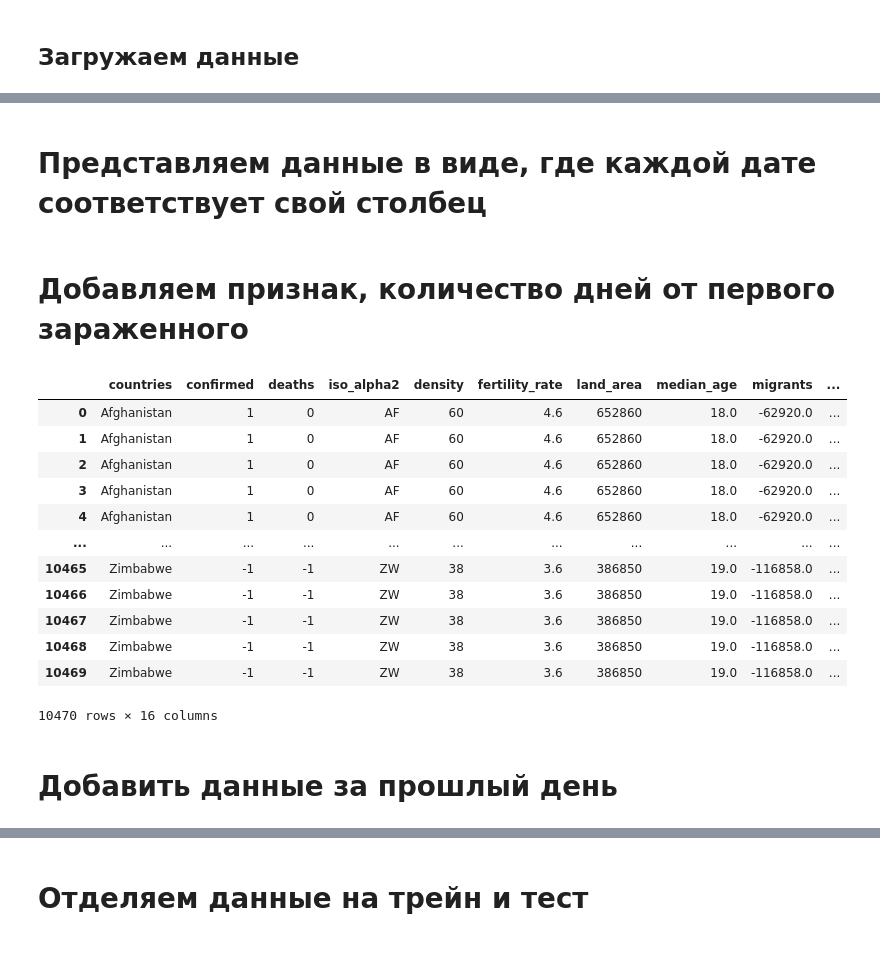
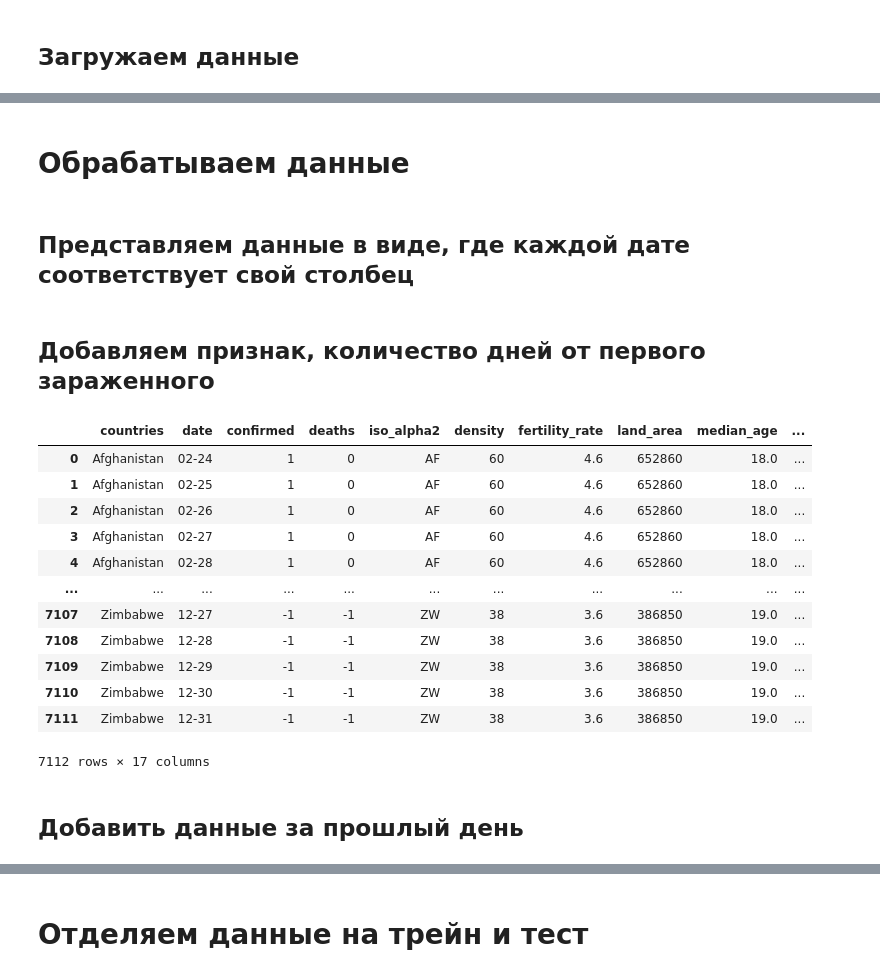
Before and after one commit to vlomme/sberbank-covid19-forecast-2020, a Jupyter notebook: covid_simple.ipynb, the cells around one changed output, grey strips where cells are left out. Saved outputs shown, nothing was run; the diff lists cells and outputs as text; code cells hidden in the pictures.

```diff
--- a/covid_simple.ipynb
+++ b/covid_simple.ipynb
@@ -49,6 +47,7 @@ Unpacking objects: 100% (14/14), done.
 countries = pd.read_csv("/content/sberbank-covid19-forecast-2020/countries.csv")
 countries.drop(['iso_alpha3','iso_numeric','official_name','name'], axis='columns',inplace=True)
 countries.loc[109,"iso_alpha2"] = "NAM"
+
 
 #Загрузить список стран c датами
 data_ans = pd.read_csv("/content/sberbank-covid19-forecast-2020/sample_submission_GcA3UZa.csv").iloc[:,:-1]
@@ -57,6 +56,7 @@ data_ans = data_ans.merge(countries, how = 'left', left_on='country', right_on='
 data_ans = data_ans[["date","ccse_name","confirmed"]]
 data_ans = data_ans.rename(columns={"ccse_name": "countries"})
 data_ans["deaths"] = -1
+data_ans = data_ans[data_ans.date > "2020-12-24"]
 
 #Загрузить данные заражений по миру
 data = pd.read_csv("/content/COVID-19/csse_covid_19_data/csse_covid_19_time_series/time_series_covid19_confirmed_global.csv")
@@ -71,7 +71,7 @@ data_deaths = data_deaths.iloc[:,4:].stack().reset_index()
 data_deaths.columns = ["countries","date","deaths"]
 
 #Карантин
-data_quarantine = pd.read_csv("/content/sberbank-covid19/quarantine_dates.csv")
+data_quarantine = pd.read_csv("/content/sberbank-covid19/data/quarantine_dates.csv")
 data_quarantine = data_quarantine.groupby("Country").max().loc[:,"Start date"]
 data_quarantine.loc["Russia"] = "2020-03-30"
 countries = countries.set_index("ccse_name", drop=False)
@@ -115,5 +115,7 @@ data.iloc[:8].T.iloc[50:].plot()
+# %% [markdown]
+# Обрабатываем данные
 # %% [markdown]
-# Представляем данные в виде, где каждой дате соответствует свой столбец
+## Представляем данные в виде, где каждой дате соответствует свой столбец
 # %%
 data2 = data.iloc[:,4:].stack().reset_index()
 data2.columns = ["countries","date","confirmed"]
@@ -130,37 +132,37 @@ data2 = data2.merge(countries, how = 'right', left_on='countries', right_on='cou
 #Удалим дни без больных
 data2 = data2[data2.confirmed != 0]
 # %% [markdown]
-# Добавляем признак, количество дней от первого зараженного
+## Добавляем признак, количество дней от первого зараженного
 # %%
 # Считаем дни от первого больного
 data2["date"] = pd.to_datetime(data2.date)
-data2 = data2[(data2["date"]<pd.to_datetime("2020-05-1")) & ((data2["date"]>pd.to_datetime("2020-04-1")) | (data2.confirmed !=-1))]
+#data2 = data2[(data2["date"]<pd.to_datetime("2020-05-1")) & ((data2["date"]>pd.to_datetime("2020-04-1")) | (data2.confirmed !=-1))]
 data4 = data2[["countries","date"]].groupby("countries").min()
 data4.columns = ["Date_min"]
 data2 = data2.merge(data4, how = 'left', left_on='countries', right_on='countries')
 data2["days"] = (data2.date - data2.Date_min).dt.days
 data2["days_mart"] = (data2.date - pd.to_datetime("2020-03-1")).dt.days
 data2["days_after_Quarantine"] = (data2.date - pd.to_datetime(data2.Quarantine)).dt.days
-
-data2.drop(['date','Date_min'], axis='columns',inplace=True)
+data2.drop(['Date_min'], axis='columns',inplace=True)
+data2.date = data2["date"].apply(lambda x: pd.Series(x.strftime("%m-%d")))
 data2 = data2.dropna(axis='index', how='any')
 data2
 # %% [output]
-|  | countries | confirmed | deaths | iso_alpha2 | density | fertility_rate | land_area | median_age | migrants | ... |
-| 0 | Afghanistan | 1 | 0 | AF | 60 | 4.6 | 652860 | 18.0 | -62920.0 | ... |
-| 1 | Afghanistan | 1 | 0 | AF | 60 | 4.6 | 652860 | 18.0 | -62920.0 | ... |
-| 2 | Afghanistan | 1 | 0 | AF | 60 | 4.6 | 652860 | 18.0 | -62920.0 | ... |
-| 3 | Afghanistan | 1 | 0 | AF | 60 | 4.6 | 652860 | 18.0 | -62920.0 | ... |
-| 4 | Afghanistan | 1 | 0 | AF | 60 | 4.6 | 652860 | 18.0 | -62920.0 | ... |
+|  | countries | date | confirmed | deaths | iso_alpha2 | density | fertility_rate | land_area | median_age | ... |
+| 0 | Afghanistan | 02-24 | 1 | 0 | AF | 60 | 4.6 | 652860 | 18.0 | ... |
+| 1 | Afghanistan | 02-25 | 1 | 0 | AF | 60 | 4.6 | 652860 | 18.0 | ... |
+| 2 | Afghanistan | 02-26 | 1 | 0 | AF | 60 | 4.6 | 652860 | 18.0 | ... |
+| 3 | Afghanistan | 02-27 | 1 | 0 | AF | 60 | 4.6 | 652860 | 18.0 | ... |
+| 4 | Afghanistan | 02-28 | 1 | 0 | AF | 60 | 4.6 | 652860 | 18.0 | ... |
 | ... | ... | ... | ... | ... | ... | ... | ... | ... | ... | ... |
-| 10465 | Zimbabwe | -1 | -1 | ZW | 38 | 3.6 | 386850 | 19.0 | -116858.0 | ... |
-| 10466 | Zimbabwe | -1 | -1 | ZW | 38 | 3.6 | 386850 | 19.0 | -116858.0 | ... |
-| 10467 | Zimbabwe | -1 | -1 | ZW | 38 | 3.6 | 386850 | 19.0 | -116858.0 | ... |
-| 10468 | Zimbabwe | -1 | -1 | ZW | 38 | 3.6 | 386850 | 19.0 | -116858.0 | ... |
-| 10469 | Zimbabwe | -1 | -1 | ZW | 38 | 3.6 | 386850 | 19.0 | -116858.0 | ... |
+| 7107 | Zimbabwe | 12-27 | -1 | -1 | ZW | 38 | 3.6 | 386850 | 19.0 | ... |
+| 7108 | Zimbabwe | 12-28 | -1 | -1 | ZW | 38 | 3.6 | 386850 | 19.0 | ... |
+| 7109 | Zimbabwe | 12-29 | -1 | -1 | ZW | 38 | 3.6 | 386850 | 19.0 | ... |
+| 7110 | Zimbabwe | 12-30 | -1 | -1 | ZW | 38 | 3.6 | 386850 | 19.0 | ... |
+| 7111 | Zimbabwe | 12-31 | -1 | -1 | ZW | 38 | 3.6 | 386850 | 19.0 | ... |
-10470 rows × 16 columns
+7112 rows × 17 columns
 # %% [markdown]
-# Добавить данные за прошлый день
+## Добавить данные за прошлый день
 # %%
 old_con = data2["confirmed"].iloc[:-1]
 old_con2 = data2["deaths"].iloc[:-1]
```
Also changed, not shown: parts of 76 cells of this notebook, 1 other file.
